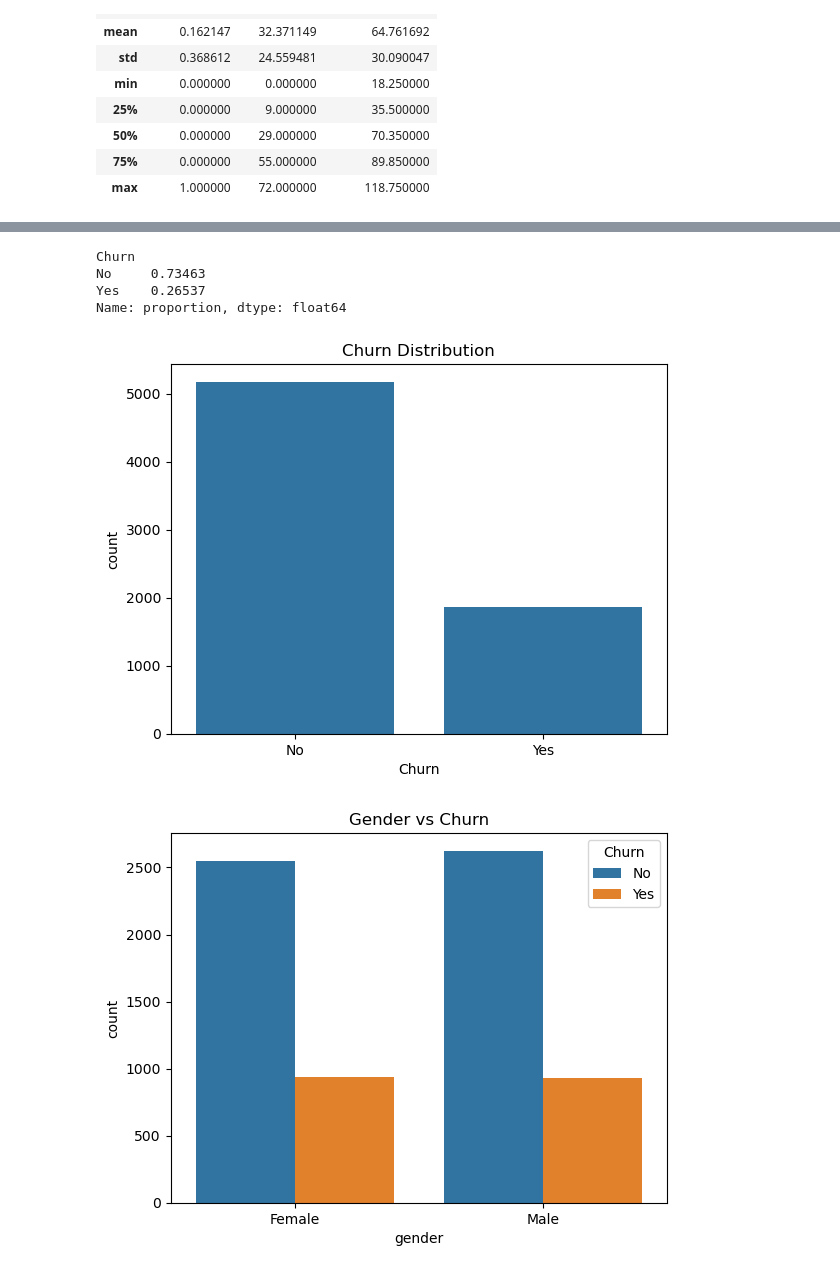
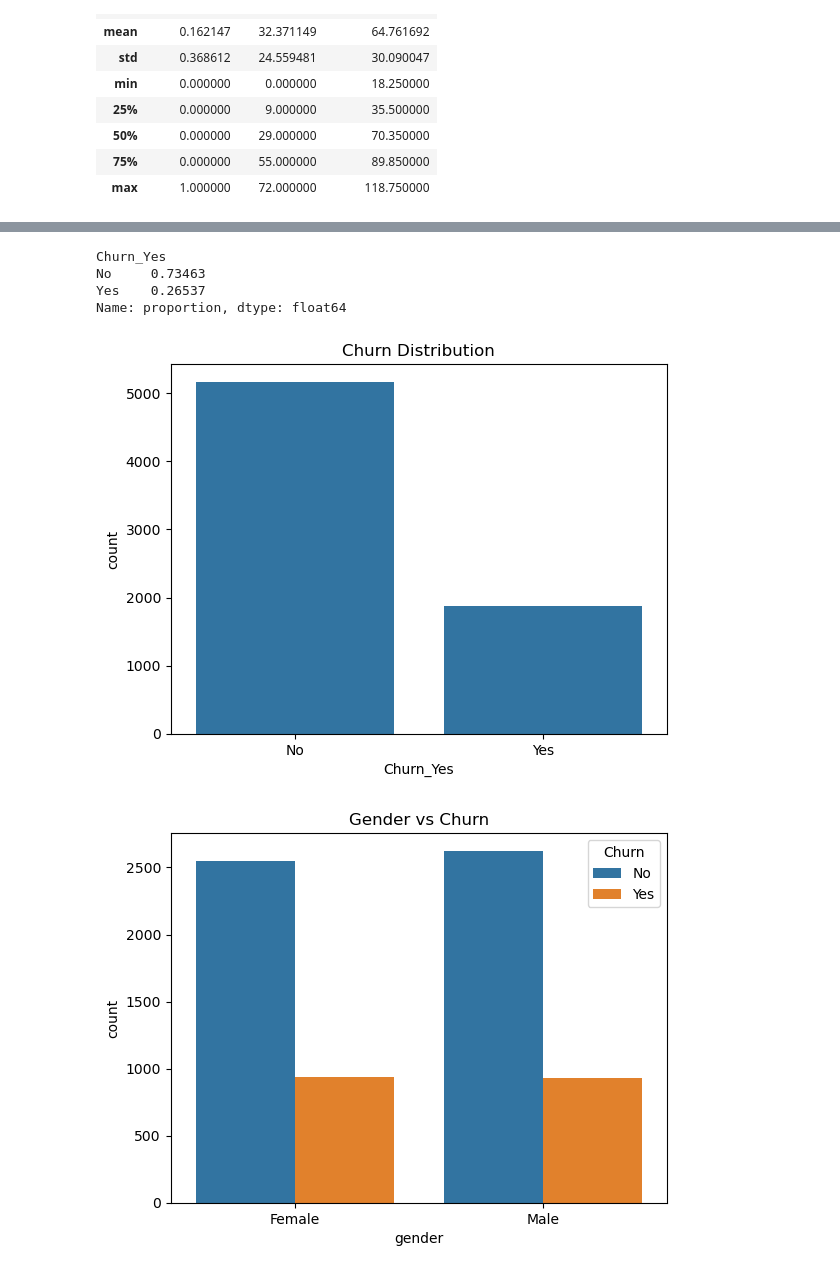
Before and after one commit to ELWaLii/telco-churn-prediction, a Jupyter notebook: Customer_Churn.ipynb, the cells around one changed output, grey strips where cells are left out. Drawn from its saved outputs; the diff is of its cells as text; code cells hidden in the pictures.

```diff
--- a/Customer_Churn.ipynb
+++ b/Customer_Churn.ipynb
@@ -83,17 +83,17 @@ Churn                object
 dtype: object
 # %%
-df["Churn"].value_counts(normalize=True)
+df["Churn_Yes"].value_counts(normalize=True)
 # %% [output]
-Churn
+Churn_Yes
 No     0.73463
 Yes    0.26537
 Name: proportion, dtype: float64
 # %%
-sns.countplot(x="Churn", data=df)
+sns.countplot(x="Churn_Yes", data=df)
 plt.title("Churn Distribution")
 plt.show()
 # %% [output]
-[figure, old version]
+[figure, new version]
 # %%
 sns.countplot(x="gender", hue="Churn", data=df)
 plt.title("Gender vs Churn")
```
Also changed, not shown: parts of 6 cells of this notebook, 1 other file.
